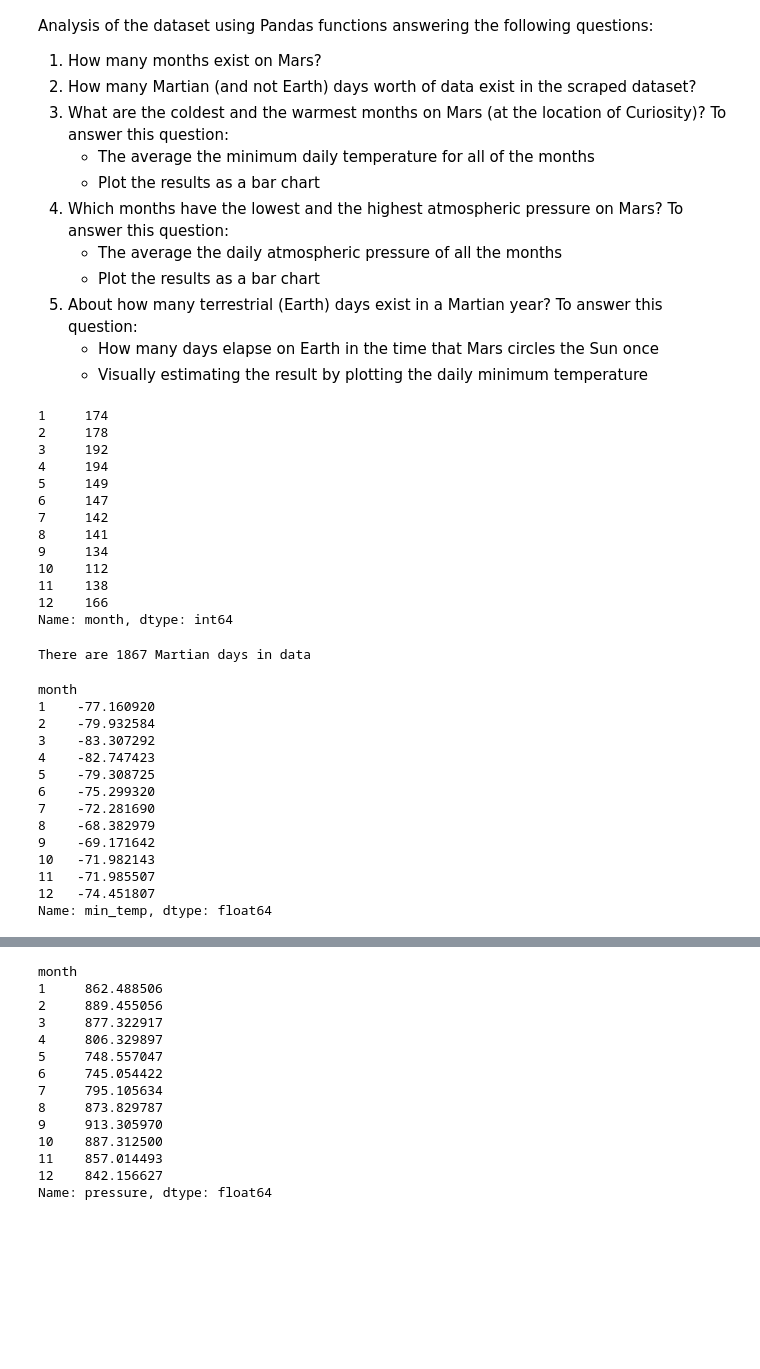
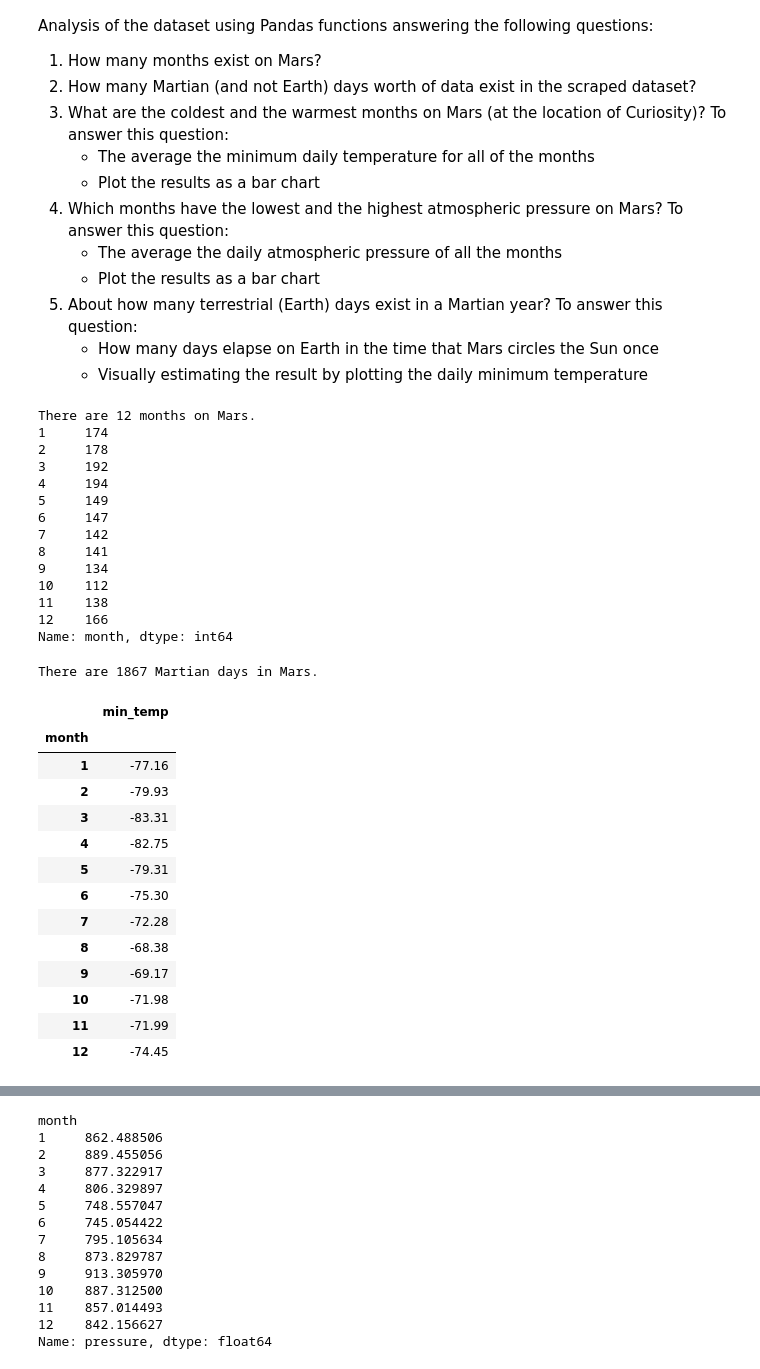
Before and after one commit to YargKlnc/Mars-Weather-News, a Jupyter notebook: part_2_mars_weather.ipynb, the cells around one changed output, grey strips where cells are left out. Saved outputs shown, nothing was run; the diff lists cells and outputs as text; code cells hidden in the pictures; blank space fills up the shorter version.

```diff
--- a/part_2_mars_weather.ipynb
+++ b/part_2_mars_weather.ipynb
@@ -154,8 +153,11 @@ Analysis of the dataset using Pandas functions answering the following questions
     * Visually estimating the result by plotting the daily minimum temperature
 # %%
 # 1. How many months are there on Mars?
-df["month"].value_counts().sort_index()
+mars_months = df["month"].value_counts().sort_index()
+print("There are 12 months on Mars.")
+print(mars_months)
 # %% [output]
+There are 12 months on Mars.
 1     174
 2     178
 3     192
@@ -173,23 +175,25 @@ Name: month, dtype: int64
 # 2. How many Martian days' worth of data are there?
 # looking into 'sol' column to see how many Martian days there are in data
 Martian_days = df["sol"].count()
-print(f"There are {Martian_days} Martian days in data")
+print(f"There are {Martian_days} Martian days in Mars.")
 # %% [output]
-There are 1867 Martian days in data
+There are 1867 Martian days in Mars.
 # %%
 # 3. What is the average low temperature by month?
+mars_avg_low = df[["month", "min_temp"]].groupby("month").mean().round(2)
+mars_avg_low
 # %% [output]
-month
-1    -77.160920
-2    -79.932584
-3    -83.307292
-4    -82.747423
-5    -79.308725
-6    -75.299320
-7    -72.281690
-8    -68.382979
-9    -69.171642
-10   -71.982143
-11   -71.985507
-12   -74.451807
-Name: min_temp, dtype: float64
+|  | min_temp |
+| month |  |
+| 1 | -77.16 |
+| 2 | -79.93 |
+| 3 | -83.31 |
+| 4 | -82.75 |
+| 5 | -79.31 |
+| 6 | -75.30 |
+| 7 | -72.28 |
+| 8 | -68.38 |
+| 9 | -69.17 |
+| 10 | -71.98 |
+| 11 | -71.99 |
+| 12 | -74.45 |
```
Also changed, not shown: parts of 8 cells of this notebook.
